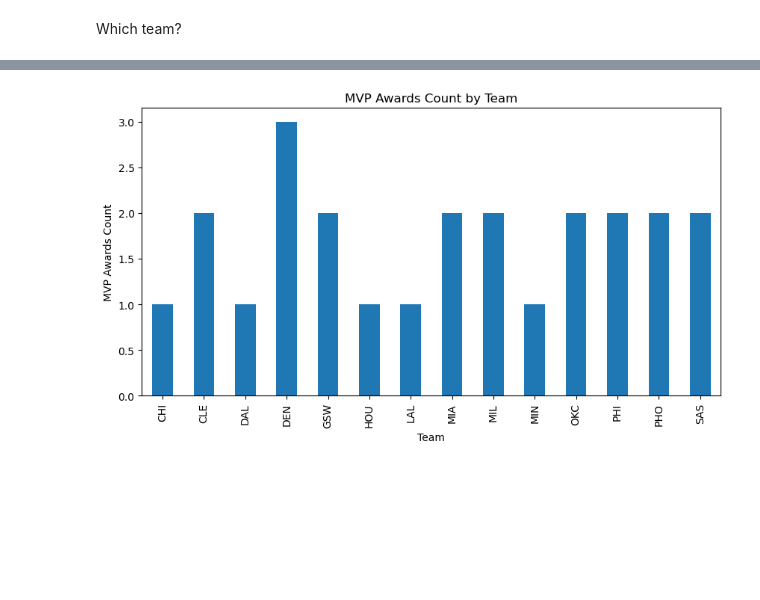
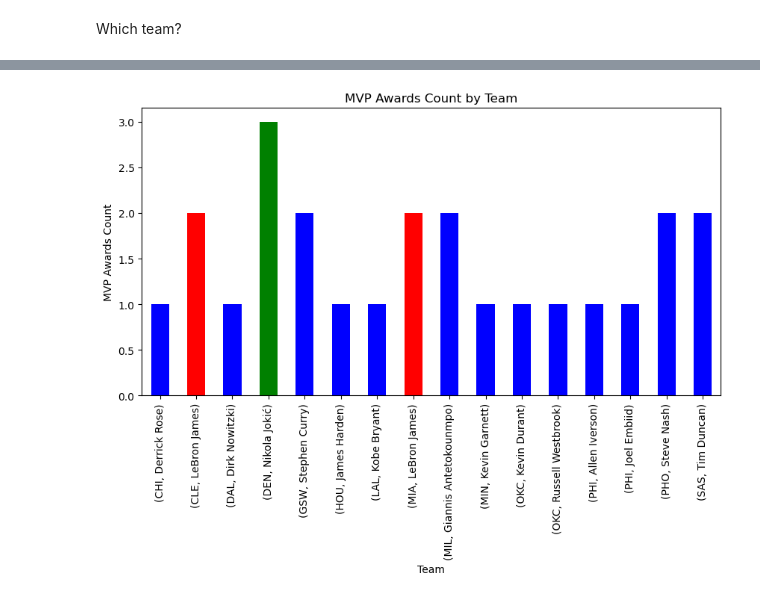
Before and after one commit to khadazhaia/nba-stats, a Jupyter notebook: notebooks/khadazhaia_eda.ipynb, the cells around one changed output, grey strips where cells are left out. Drawn from its saved outputs; the diff is of its cells as text; code cells hidden in the pictures; blank space fills up the shorter version.

Commit message:
merging mvp & team data

```diff
--- a/notebooks/khadazhaia_eda.ipynb
+++ b/notebooks/khadazhaia_eda.ipynb
@@ -131,2 +196,6 @@ plt.show()
 # %% [markdown]
 Which team?
+# %%
+team_count = mvp.groupby(["Team", "Player"])["Awards"].count()
+
+team_count
@@ -133,9 +221,13 @@ Which team?
 # %%
 plt.figure(figsize=(10, 5))
-mvp_team_count = mvp.groupby("Team")["Awards"].count().plot.bar()
+colors = [
+    "red" if player == "LeBron James"
+    else "green" if player == "Nikola Jokić"
+    else "blue" for _, player in team_count.index]
 plt.title("MVP Awards Count by Team")
+team_count.plot(kind='bar', color=colors)
 plt.xlabel("Team")
 plt.ylabel("MVP Awards Count")
 plt.show()
 # %% [output]
-[figure, old version]
+[figure, new version]
```
Also changed, not shown: parts of 24 cells of this notebook.
